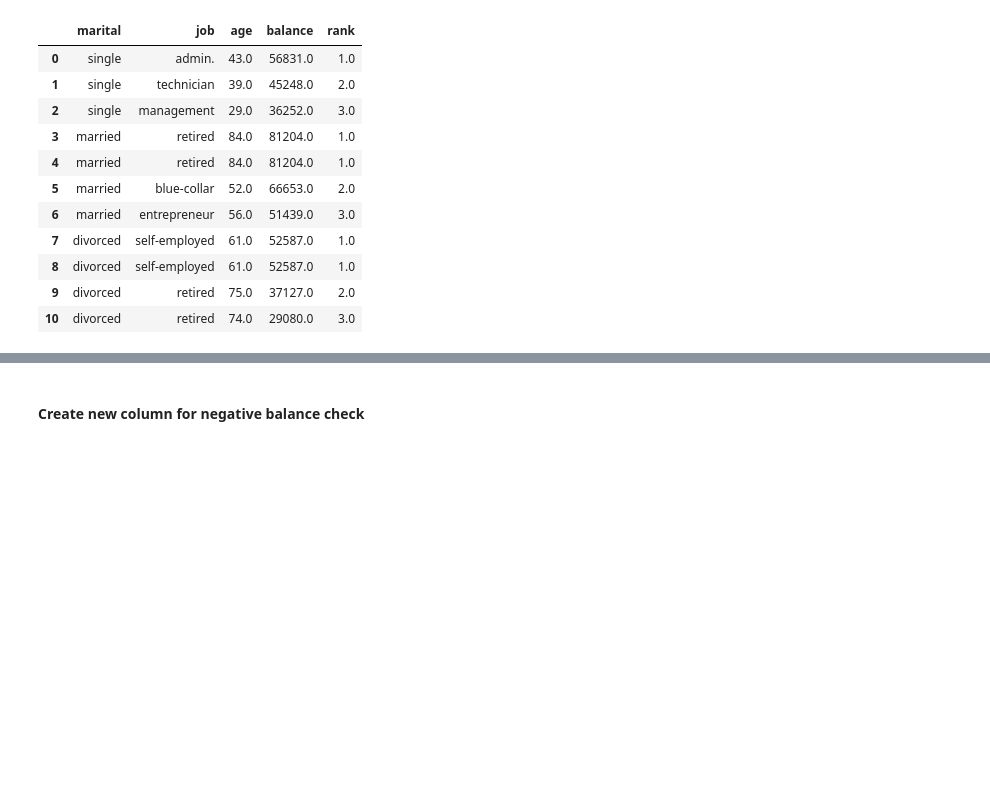
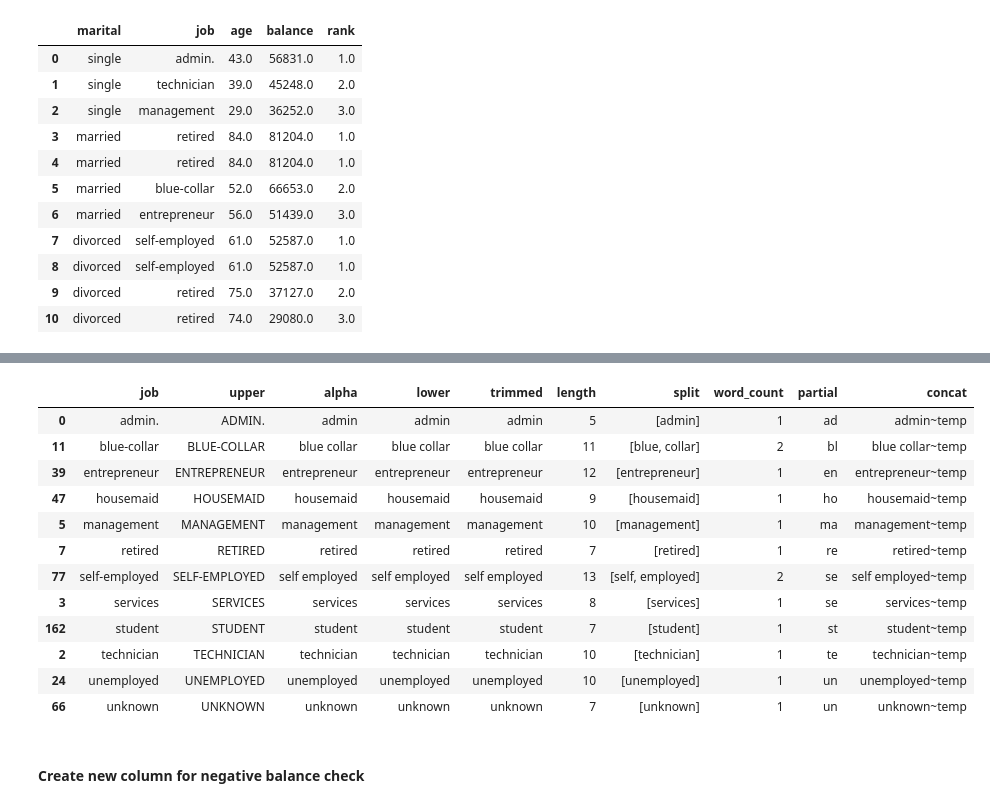
Before and after one commit to randy-chng/demo_pandas, a Jupyter notebook: demo.ipynb, the cells around one changed output, grey strips where cells are left out. Cells and saved outputs as stored; diff of their text form; code cells hidden in the pictures; blank space fills up the shorter version.

```diff
--- a/demo.ipynb
+++ b/demo.ipynb
@@ -272,3 +290,32 @@ tmp[
+# %%
+job_df = df[['job']].drop_duplicates()
+
+job_df = job_df.sort_values('job')
+job_df['upper'] = job_df['job'].apply(lambda x: x.upper())
+job_df['alpha'] = job_df['job'].apply(lambda x: re.sub('[^a-zA-Z]', ' ', x))
+job_df['lower'] = job_df['alpha'].apply(lambda x: x.lower())
+job_df['trimmed'] = job_df['lower'].apply(lambda x: x.strip())
+job_df['length'] = job_df['trimmed'].apply(lambda x: len(x))
+job_df['split'] = job_df['trimmed'].apply(lambda x: x.split(sep=' '))
+job_df['word_count'] = job_df['split'].apply(lambda x: len(x))
+job_df['partial'] = job_df['trimmed'].apply(lambda x: x[0:2])
+job_df['concat'] = job_df['trimmed'].apply(lambda x: '~'.join([x, 'temp']))
+
+job_df
+# %% [output]
+|  | job | upper | alpha | lower | trimmed | length | split | word_count | partial | concat |
+| 0 | admin. | ADMIN. | admin | admin | admin | 5 | [admin] | 1 | ad | admin~temp |
+| 11 | blue-collar | BLUE-COLLAR | blue collar | blue collar | blue collar | 11 | [blue, collar] | 2 | bl | blue collar~temp |
+| 39 | entrepreneur | ENTREPRENEUR | entrepreneur | entrepreneur | entrepreneur | 12 | [entrepreneur] | 1 | en | entrepreneur~temp |
+| 47 | housemaid | HOUSEMAID | housemaid | housemaid | housemaid | 9 | [housemaid] | 1 | ho | housemaid~temp |
+| 5 | management | MANAGEMENT | management | management | management | 10 | [management] | 1 | ma | management~temp |
+| 7 | retired | RETIRED | retired | retired | retired | 7 | [retired] | 1 | re | retired~temp |
+| 77 | self-employed | SELF-EMPLOYED | self employed | self employed | self employed | 13 | [self, employed] | 2 | se | self employed~temp |
+| 3 | services | SERVICES | services | services | services | 8 | [services] | 1 | se | services~temp |
+| 162 | student | STUDENT | student | student | student | 7 | [student] | 1 | st | student~temp |
+| 2 | technician | TECHNICIAN | technician | technician | technician | 10 | [technician] | 1 | te | technician~temp |
+| 24 | unemployed | UNEMPLOYED | unemployed | unemployed | unemployed | 10 | [unemployed] | 1 | un | unemployed~temp |
+| 66 | unknown | UNKNOWN | unknown | unknown | unknown | 7 | [unknown] | 1 | un | unknown~temp |
 # %% [markdown]
 #### Create new column for negative balance check
 # %%
```
Also changed, not shown: parts of 5 cells of this notebook, 1 other file.
